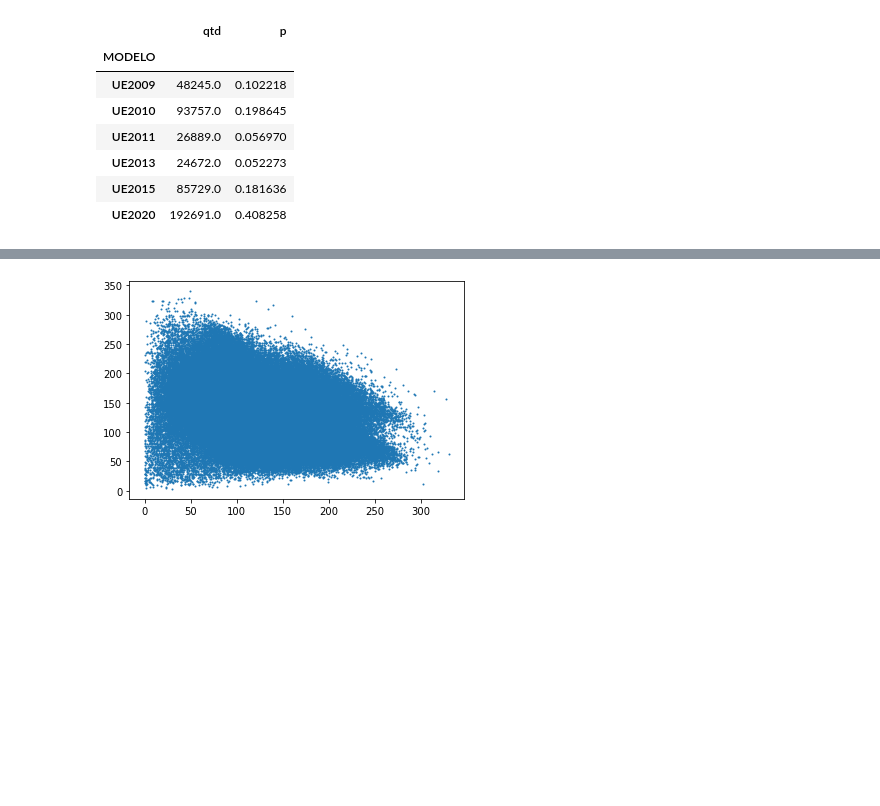
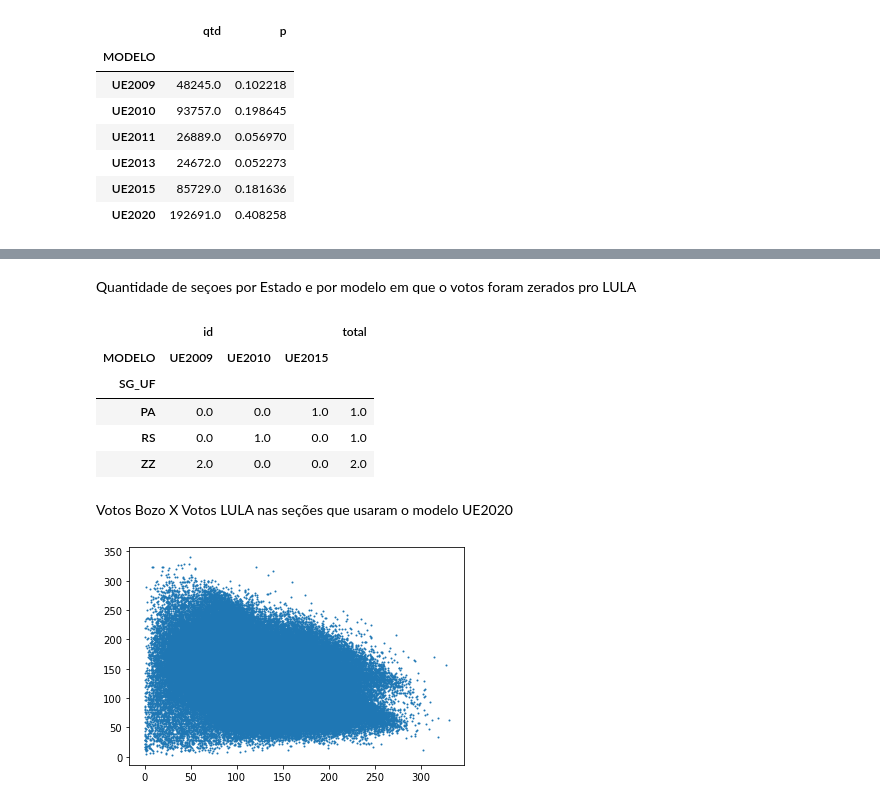
Before and after one commit to fabio-emanuel/Segundo_Turno_2022, a Jupyter notebook: Golpista.ipynb, the cells around one changed output, grey strips where cells are left out. Saved outputs shown, nothing was run; the diff lists cells and outputs as text; code cells hidden in the pictures; blank space fills up the shorter version.

```diff
--- a/Golpista.ipynb
+++ b/Golpista.ipynb
@@ -40,3 +49,18 @@ urnas[urnas['votos_bozo']==0.].groupby(by='MODELO')[['votos_lula','votos_bozo','
+# %% [markdown]
+Quantidade de seçoes por Estado e por modelo em que o votos foram zerados pro LULA
+# %%
+qtd_bozo_nulo=urnas[urnas['votos_lula']==0.].groupby(by=['MODELO','SG_UF']).count().pivot_table(index=['SG_UF'],values=['id'],columns=['MODELO']).fillna(0)
+qtd_bozo_nulo['total']=qtd_bozo_nulo.sum(axis=1)
+qtd_bozo_nulo
+# %% [output]
+|  | id |  |  | total |
+| MODELO | UE2009 | UE2010 | UE2015 |  |
+| SG_UF |  |  |  |  |
+| PA | 0.0 | 0.0 | 1.0 | 1.0 |
+| RS | 0.0 | 1.0 | 0.0 | 1.0 |
+| ZZ | 2.0 | 0.0 | 0.0 | 2.0 |
+# %% [markdown]
+Votos Bozo X Votos LULA nas seções que usaram o modelo UE2020
 # %%
 p1 = figure(width=400, height=400)
 x = urnas[urnas['MODELO']=='UE2020']['votos_bozo']
```
Also changed, not shown: parts of 8 cells of this notebook.
